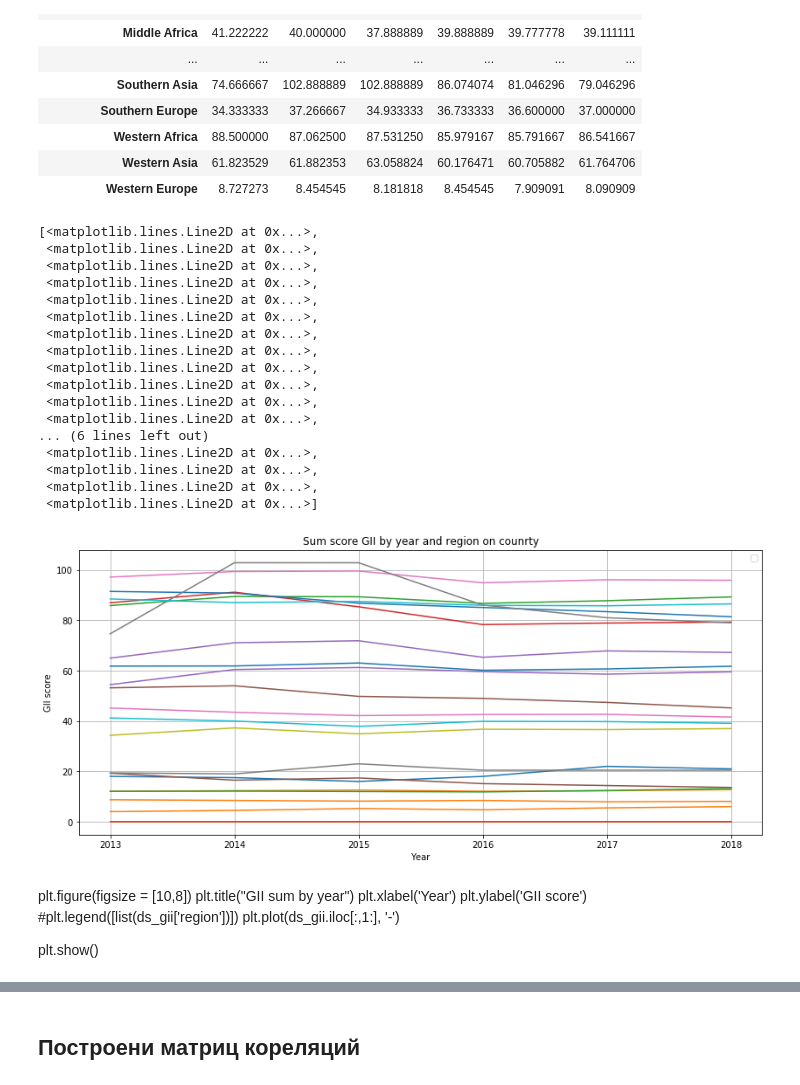
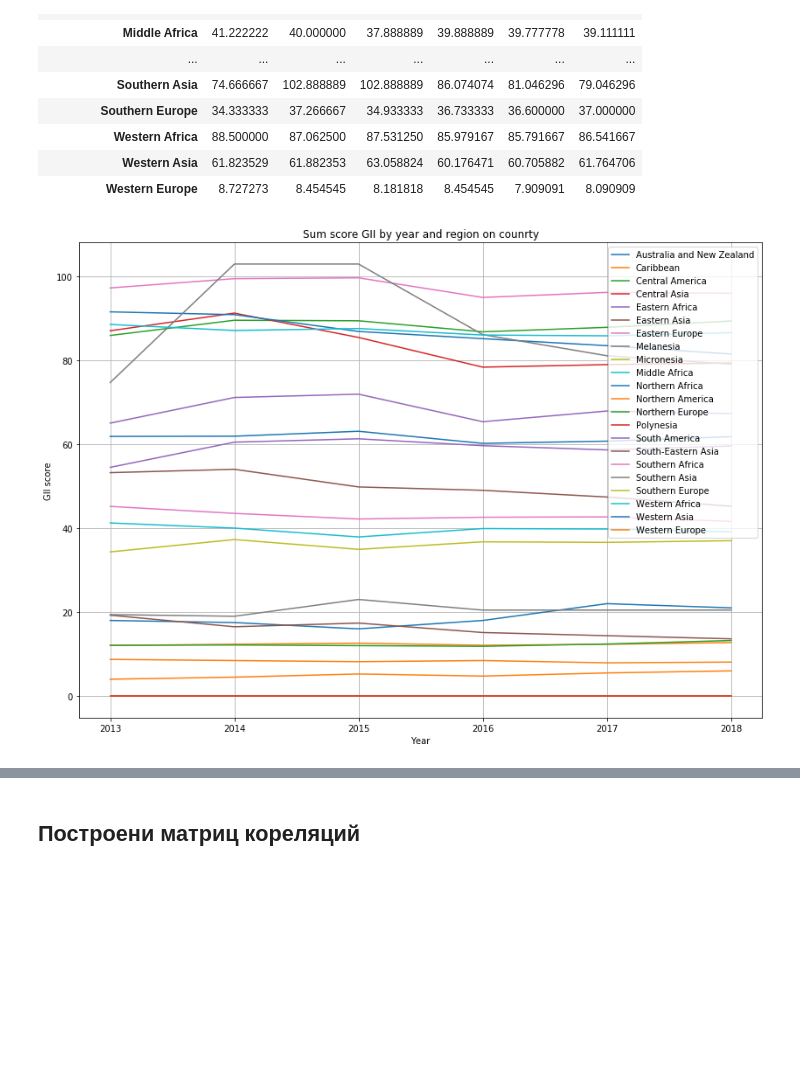
Before and after one commit to DSerpuhovitin/netology_pyda, a Jupyter notebook: Degee_project_ML/Degree_ML_res.ipynb, the cells around one changed output, grey strips where cells are left out. Drawn from its saved outputs; the diff is of its cells as text; code cells hidden in the pictures; blank space fills up the shorter version.

Commit message:
try to plot corr matrix on integral fe by year

```diff
--- a/Degee_project_ML/Degree_ML_res.ipynb
+++ b/Degee_project_ML/Degree_ML_res.ipynb
@@ -205,38 +216,13 @@ ds_gii_sum
 | Western Asia | 61.823529 | 61.882353 | 63.058824 | 60.176471 | 60.705882 | 61.764706 |
 | Western Europe | 8.727273 | 8.454545 | 8.181818 | 8.454545 | 7.909091 | 8.090909 |
 # %%
-plt.figure(figsize = [14,6])
+plt.figure(figsize = [14,10])
 plt.title('Sum score GII by year and region on counrty')
 plt.xlabel('Year')
 plt.ylabel('GII score')
 plt.grid(axis = 'both')
-plt.legend(list(ds_gii_sum.index))
 plt.plot(ds_gii_sum.T)
+plt.legend(ds_gii_sum.index)
+plt.show()
 # %% [output]
-[<matplotlib.lines.Line2D at 0x...>,
- <matplotlib.lines.Line2D at 0x...>,
- <matplotlib.lines.Line2D at 0x...>,
- <matplotlib.lines.Line2D at 0x...>,
- <matplotlib.lines.Line2D at 0x...>,
- <matplotlib.lines.Line2D at 0x...>,
- <matplotlib.lines.Line2D at 0x...>,
- <matplotlib.lines.Line2D at 0x...>,
- <matplotlib.lines.Line2D at 0x...>,
- <matplotlib.lines.Line2D at 0x...>,
- <matplotlib.lines.Line2D at 0x...>,
- <matplotlib.lines.Line2D at 0x...>,
-... (6 lines left out)
- <matplotlib.lines.Line2D at 0x...>,
- <matplotlib.lines.Line2D at 0x...>,
- <matplotlib.lines.Line2D at 0x...>,
- <matplotlib.lines.Line2D at 0x...>]
-[figure, old version]
+[figure, new version]
-# %% [markdown]
-plt.figure(figsize = [10,8])
-plt.title("GII sum by year")
-plt.xlabel('Year')
-plt.ylabel('GII score')
-#plt.legend([list(ds_gii['region'])])
-plt.plot(ds_gii.iloc[:,1:], '-')
-
-plt.show()
```
Also changed, not shown: parts of 31 cells of this notebook.
